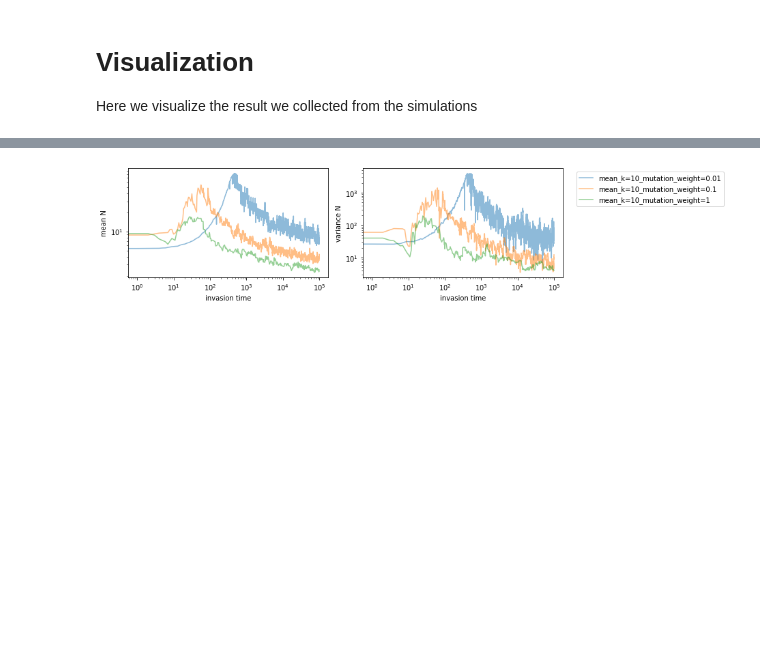
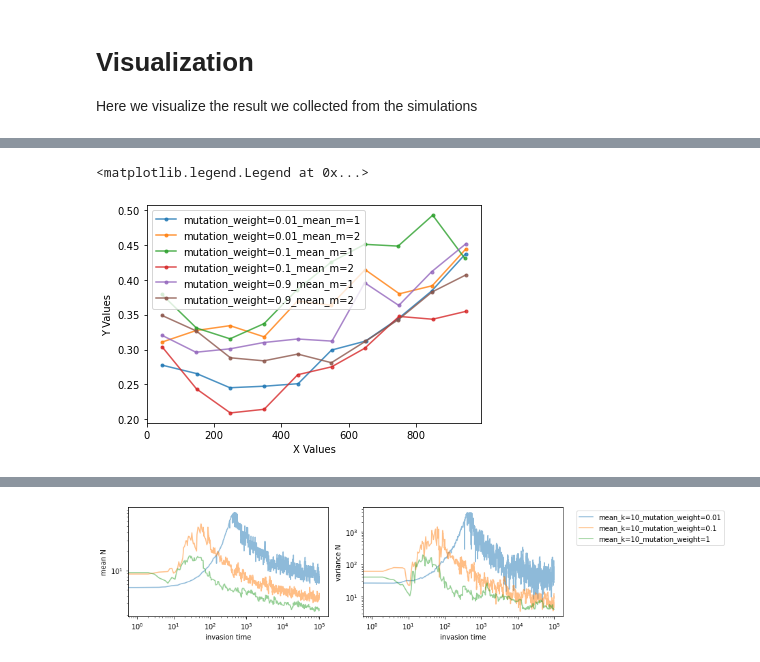
Before and after one commit to fengzhijie88/eco-evolution-simulator, a Jupyter notebook: eco-evolutionary dynamics simulation.ipynb, the cells around one changed output, grey strips where cells are left out. Saved outputs shown, nothing was run; the diff lists cells and outputs as text; code cells hidden in the pictures; blank space fills up the shorter version.

```diff
--- a/eco-evolutionary dynamics simulation.ipynb
+++ b/eco-evolutionary dynamics simulation.ipynb
@@ -518,3 +524,68 @@ if __name__ == '__main__':
+# %%
+def restructure_results(results_dict): #restructure to easily analyze the repeats
+    grouped_results = {}
+
+    for param_key, result in results_dict.items():
+        # Remove the repeat information from the param_key
+        param_key_base = '_'.join(param_key.split('_')[:-1])
+
+        # If the base param_key is not in the grouped_results, create a new entry
+        if param_key_base not in grouped_results:
+            grouped_results[param_key_base] = []
+
+        # Append the result to the list under the corresponding base param_key
+        grouped_results[param_key_base].append(result)
+    return grouped_results
+
+
+#for param_key, result in grouped_results.items():
+#    print (param_key)
+
+def flatten_nested_list(nested_list):
+    return np.array([item for sublist in nested_list for item in sublist])
+
+def plot_binned_scatter(x_values, y_values, num_bins,label):
+    # Use numpy's histogram function to get bin indices for each x-value
+    bin_indices = np.digitize(x_values, bins=np.linspace(min(x_values), max(x_values), num_bins + 1))
+
+    # Calculate the mean y-values for each bin
+    bin_means = [np.mean(y_values[bin_indices == i]) for i in range(1, num_bins + 1)]
+
+    # Calculate the mean x-values for each bin
+    bin_centers = [np.mean(x_values[bin_indices == i]) for i in range(1, num_bins + 1)]
+
+    # Plot the binned scatter plot
+    #plt.scatter(x_values, y_values, label='Original Data', alpha=0.5)
+    plt.plot(bin_centers, bin_means, label=label, marker='.', alpha=0.8)
+
+    plt.xlabel('X Values')
+    plt.ylabel('Y Values')
+    #plt.legend()
+    #plt.show()
+
+grouped_results=restructure_results(results_dict)
+
+for param_key, resultlist in grouped_results.items():
+    coexistence_bools=[]
+    invasion_times=[]
+
+    for result in resultlist:
+        analyzer = SimulationAnalyzer(result)
+        coexistence_bools.append(analyzer.get_parent_coexistence_bool_list())
+        invasion_times.append(result['successful_index'])
+
+    y_values=flatten_nested_list(coexistence_bools)
+    x_values=flatten_nested_list(invasion_times)
+
+    plot_binned_scatter(x_values, y_values, num_bins=10,label=param_key)
+plt.legend()
+    # Example usage
+#x_values = np.random.rand(100)
+#y_values = x_values + np.random.normal(0, 0.1, 100)
+#plot_binned_scatter(x_values, y_values, num_bins=10)
+# %% [output]
+<matplotlib.legend.Legend at 0x...>
+[figure, added]
 # %%
 kwargs=dict(marker='o', markerfacecolor='None', markersize=3,linestyle='None')
 
```
Also changed, not shown: parts of 11 cells of this notebook.
